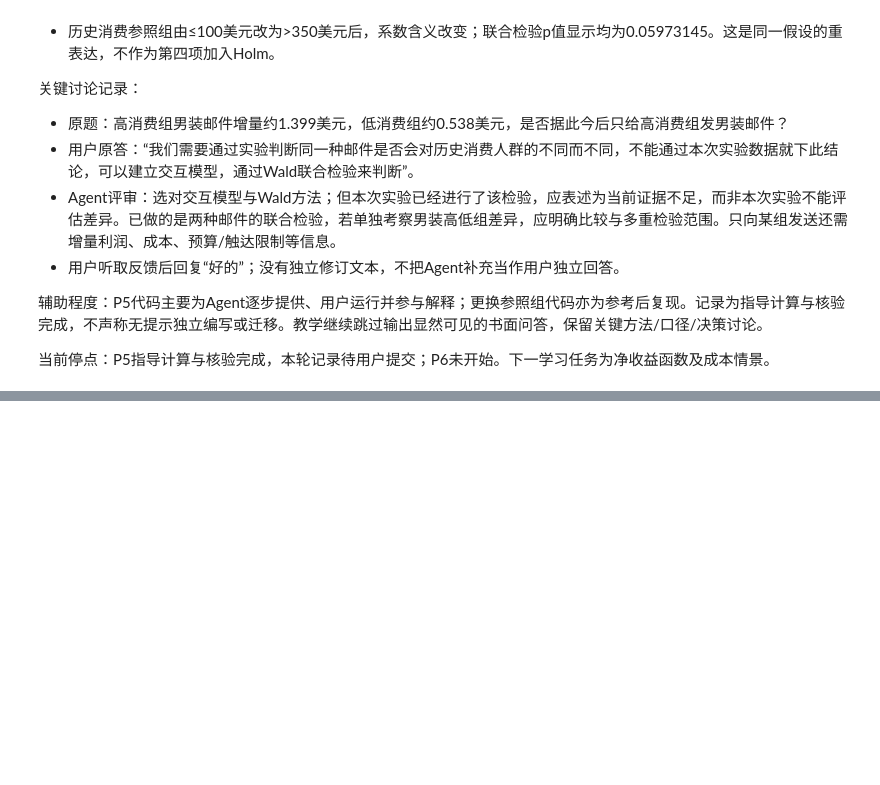
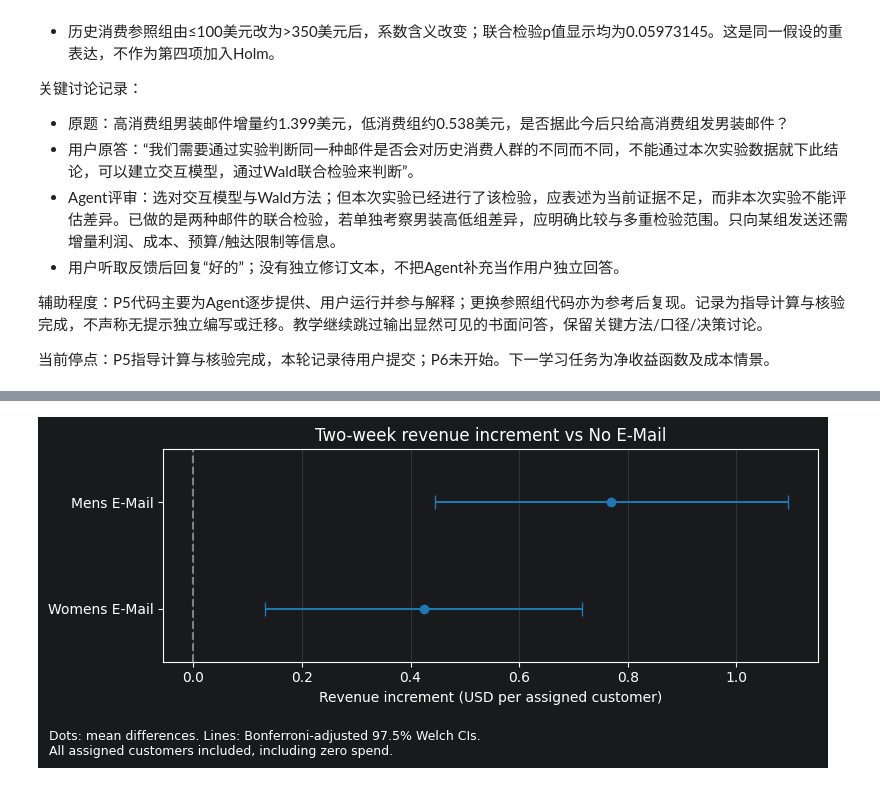
Before and after one commit to xiaomaoII/email-abtest-analysis, a Jupyter notebook: notebooks/python_practice.ipynb, the cells around one changed output, grey strips where cells are left out. Cells and saved outputs as stored; diff of their text form; code cells hidden in the pictures; blank space fills up the shorter version.

Commit message:
Record guided experiment checks and revenue reporting

```diff
--- a/notebooks/python_practice.ipynb
+++ b/notebooks/python_practice.ipynb
@@ -1259,0 +2518,13 @@ dtype: float64
+# %%
+revenue_plot_rows = []
+
+for arm, revenue_increment, revenue_interval in revenue_inputs:
+    revenue_plot_rows.append({
+        "treatment": arm,
+        "revenue_difference": revenue_increment,
+        "ci_low": revenue_interval.low,
+        "ci_high": revenue_interval.high,
+    })
+
+revenue_plot_data = pd.DataFrame(revenue_plot_rows)
+revenue_plot_data
@@ -1259,0 +2549,47 @@ dtype: float64
+# %%
+import matplotlib.pyplot as plt
+
+revenue_points = revenue_plot_data["revenue_difference"]
+
+revenue_xerr = np.vstack([
+    revenue_points - revenue_plot_data["ci_low"],
+    revenue_plot_data["ci_high"] - revenue_points,
+])
+
+revenue_y = np.arange(len(revenue_plot_data))
+
+revenue_fig, revenue_ax = plt.subplots(figsize=(8, 3.5))
+
+revenue_ax.errorbar(
+    x=revenue_points,
+    y=revenue_y,
+    xerr=revenue_xerr,
+    fmt="o",
+    capsize=5,
+    color="tab:blue",
+)
+
+revenue_ax.axvline(0, color="gray", linestyle="--")
+
+revenue_ax.set_yticks(
+    revenue_y,
+    labels=revenue_plot_data["treatment"],
+)
+revenue_ax.set_ylim(-0.5, len(revenue_plot_data) - 0.5)
+revenue_ax.invert_yaxis()
+
+revenue_ax.set_xlabel("Revenue increment (USD per assigned customer)")
+revenue_ax.set_title("Two-week revenue increment vs No E-Mail")
+revenue_ax.grid(axis="x", alpha=0.25)
+
+revenue_fig.text(
+    0.02, 0.02,
+    "Dots: mean differences. Lines: Bonferroni-adjusted 97.5% Welch CIs.\n"
+    "All assigned customers included, including zero spend.",
+    fontsize=9,
+)
+
+revenue_fig.tight_layout(rect=[0, 0.12, 1, 1])
+plt.show()
+# %% [output]
+[figure, added]
```
Also changed, not shown: parts of 41 cells of this notebook, 8 other files.
